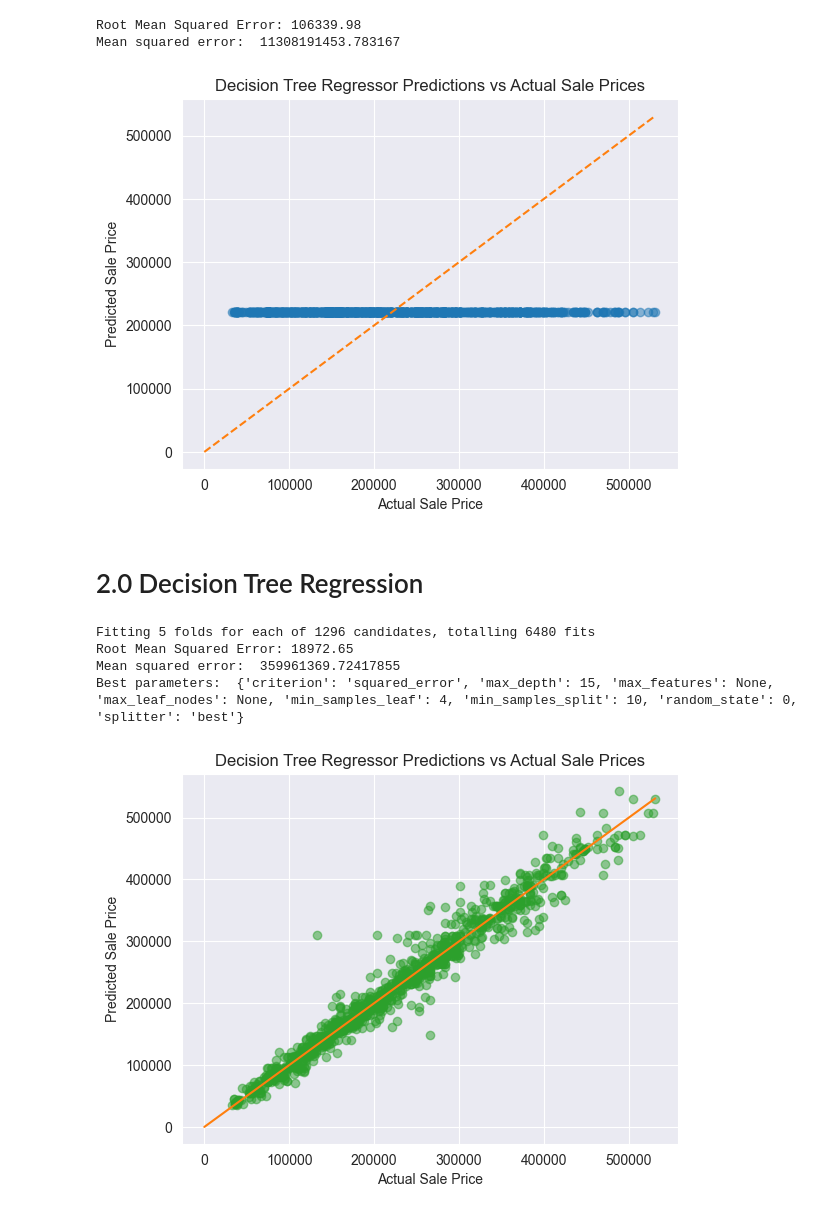
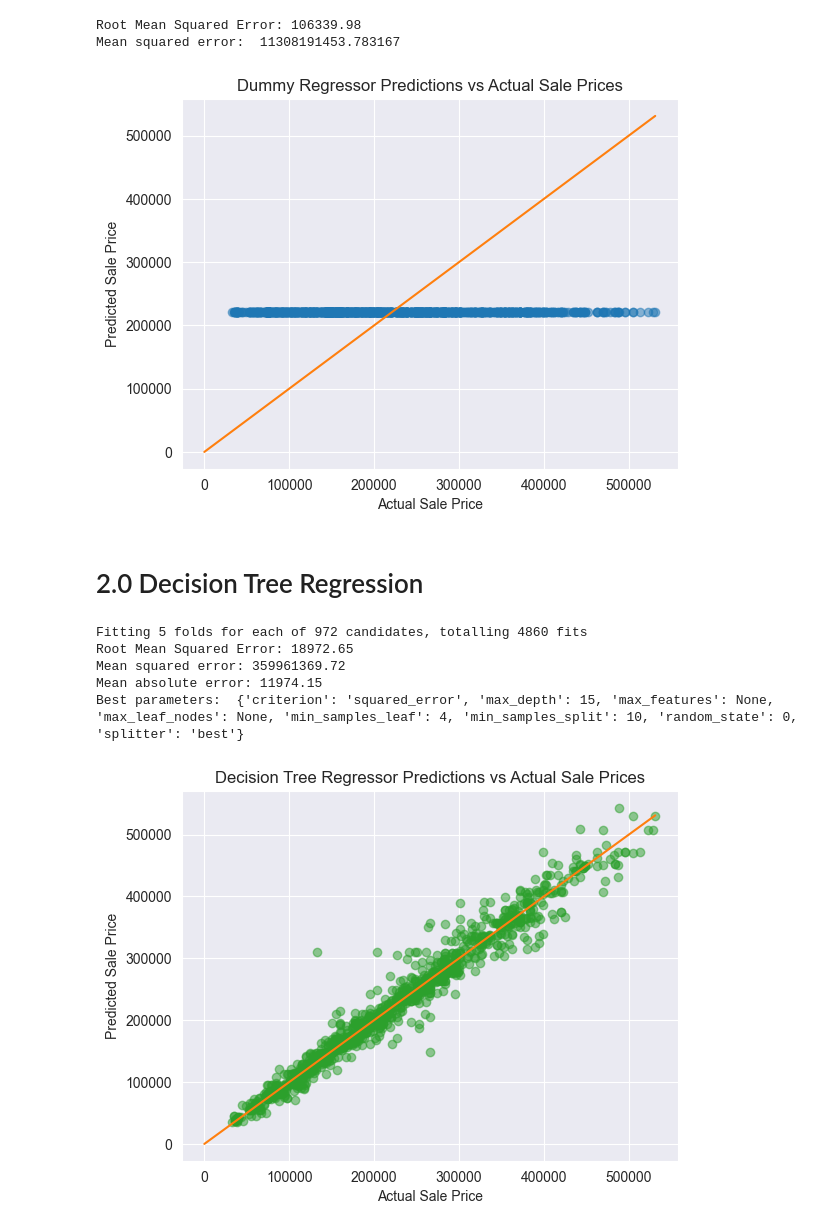
Before and after one commit to MJ-Peters/INAI-Property-Value-Prediction-Coursework, a Jupyter notebook: Coursework Question One.ipynb, the cells around one changed output. Cells and saved outputs as stored; diff of their text form; code cells hidden in the pictures.

```diff
--- a/Coursework Question One.ipynb
+++ b/Coursework Question One.ipynb
@@ -109,19 +102,19 @@ Mean squared error:  11308191453.783167
 # %%
 # Scatter plot for predicted vs actual sale prices
 plt.scatter(y_test, dummy_y_pred, alpha=0.5, c="tab:blue")
 
 # Labels and title
 plt.xlabel("Actual Sale Price")
 plt.ylabel("Predicted Sale Price")
-plt.title("Decision Tree Regressor Predictions vs Actual Sale Prices")
+plt.title("Dummy Regressor Predictions vs Actual Sale Prices")
 
 # Diagonal line for reference, close to the line = accurate
-plt.plot([0, max(y_test)], [0, max(y_test)], "--", color="tab:orange")
+plt.plot([0, max(y_test)], [0, max(y_test)], "-", color="tab:orange")
 
 # Show the plot
 plt.show()
 # %% [output]
-[figure, old version]
+[figure, new version]
 # %% [markdown]
 # 2.0 Decision Tree Regression
 # %%
@@ -133,7 +126,7 @@ tree_param_grid = {
     "max_depth": [5, 10, 15],
     "min_samples_split": [2, 5, 10],
     "min_samples_leaf": [1, 2, 4],
-    "max_features": [None, "auto", "sqrt", "log2"],
+    "max_features": [None, "auto", "sqrt"],
     "random_state": [0],
     "max_leaf_nodes": [None, 5, 10],
     "criterion": ["squared_error", "mae"],
@@ -151,18 +144,21 @@ tree_best_params = tree_grid_search.best_params_
 tree_best_estimator = tree_grid_search.best_estimator_
 
 # Making predictions on the test data using the best estimator
-tree_y_pred = best_estimator.predict(x_test)
+tree_y_pred = tree_best_estimator.predict(x_test)
 
-# Evaluating the model using mean squared error and root mean squared error
+# Calculate mean squared error, root mean squared error, and mean absolute error
 tree_mse = mean_squared_error(y_test, tree_y_pred)
 tree_rmse = np.sqrt(tree_mse)
+tree_mae = mean_absolute_error(y_test, tree_y_pred)
 
 print("Root Mean Squared Error: {:.2f}".format(tree_rmse))
-print("Mean squared error: ", tree_mse)
+print("Mean squared error: {:.2f}".format(tree_mse))
+print("Mean absolute error: {:.2f}".format(tree_mae))
 print("Best parameters: ", tree_best_params)
 # %% [output]
-Fitting 5 folds for each of 1296 candidates, totalling 6480 fits
+Fitting 5 folds for each of 972 candidates, totalling 4860 fits
 Root Mean Squared Error: 18972.65
-Mean squared error:  359961369.72417855
+Mean squared error: 359961369.72
+Mean absolute error: 11974.15
 Best parameters:  {'criterion': 'squared_error', 'max_depth': 15, 'max_features': None, 'max_leaf_nodes': None, 'min_samples_leaf': 4, 'min_samples_split': 10, 'random_state': 0, 'splitter': 'best'}
 # %%
```
Also changed, not shown: parts of 6 cells of this notebook.
